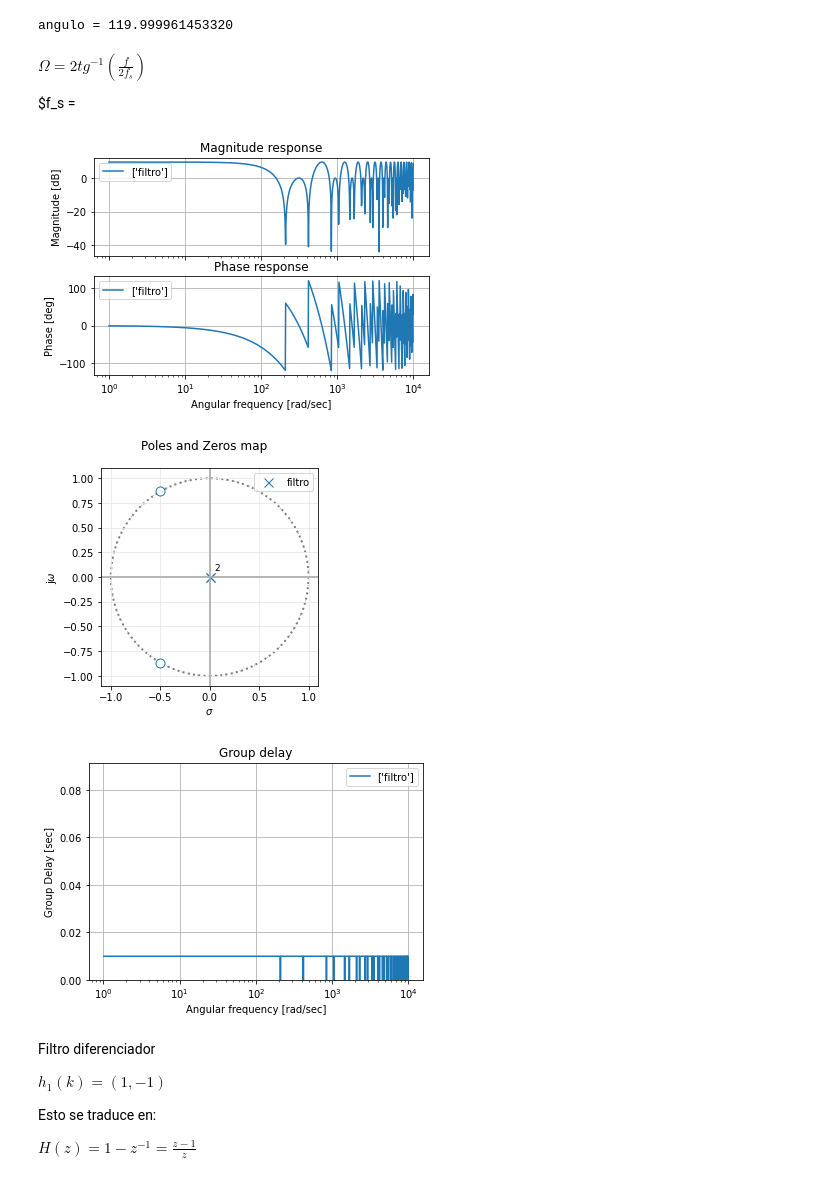
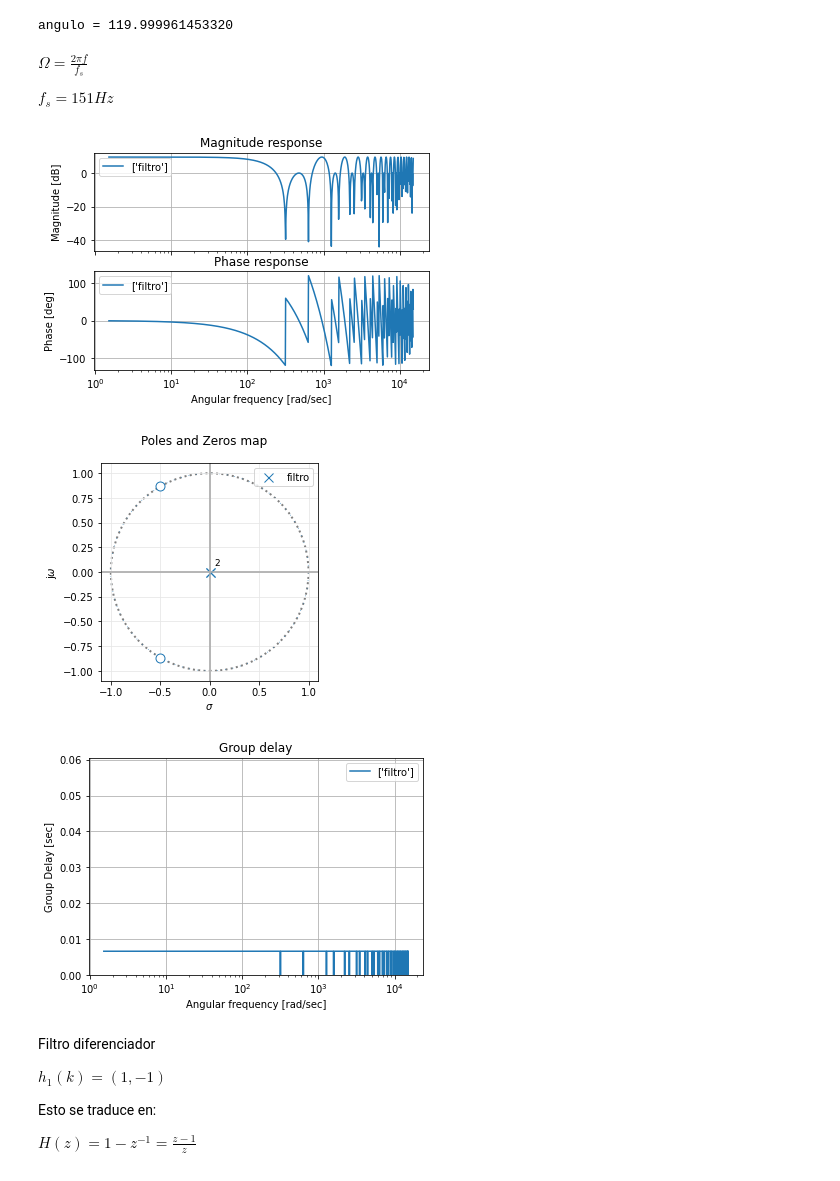
Before and after one commit to brunoricciotti/TC2, a Jupyter notebook: TP Semanales/TS8/TS8.ipynb, the cells around one changed output. Cells and saved outputs as stored; diff of their text form; code cells hidden in the pictures.

```diff
--- a/TP Semanales/TS8/TS8.ipynb
+++ b/TP Semanales/TS8/TS8.ipynb
@@ -268,17 +307,17 @@ print("angulo =",(np.angle(root[0]))*360/(2*pi.evalf(4)))
 # %% [output]
 angulo = 119.999961453320
 # %% [markdown]
-$ \Omega = 2 tg^{-1}(\frac{f}{2f_s})$
+$ \Omega = \frac{2\pi f}{f_s}$
 
-$f_s =
+$f_s = 151Hz$
 # %%
-fs = 100
+fs = 151
 my_dig_filter = sig.TransferFunction(num_z,den_z,dt = 1/fs) #al indicar dt le decimos a la funcion que la transferencia es en Z
 analyze_sys(my_dig_filter,'filtro')
 # %% [output]
-[figure, old version]
+[figure, new version]
 [figure]
-[figure, old version]
+[figure, new version]
 # %% [markdown]
 Filtro diferenciador
 
```
Also changed, not shown: parts of 6 cells of this notebook, 1 other file.
